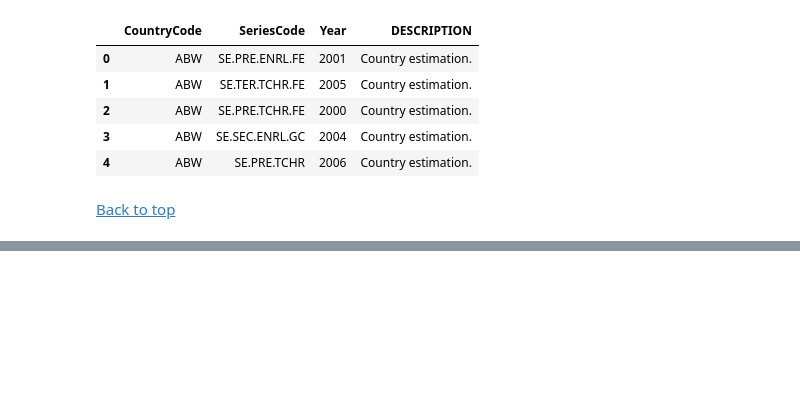
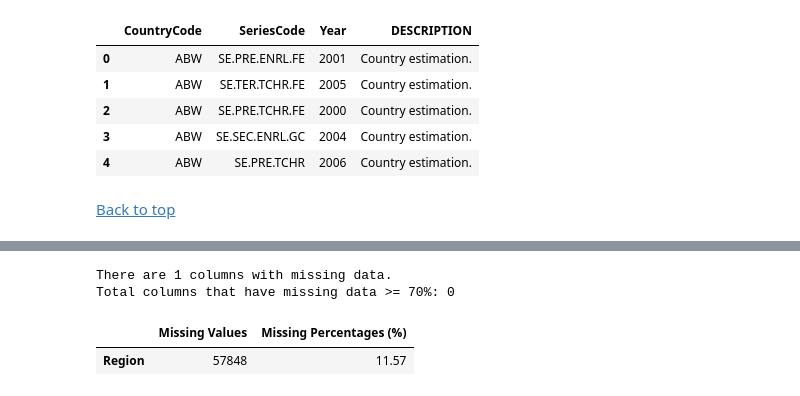
Before and after one commit to MasterCodeDevelop/academy, a Jupyter notebook: notebook.ipynb, the cells around one changed output, grey strips where cells are left out. Drawn from its saved outputs; the diff is of its cells as text; code cells hidden in the pictures; blank space fills up the shorter version.

```diff
--- a/notebook.ipynb
+++ b/notebook.ipynb
@@ -1235,0 +1280,8 @@ display(foot_note.head())
+# %%
+# After merging, report missing data of  regions column in the data
+report_missing_data(pd.DataFrame(data['Region']))
+# %% [output]
+There are 1 columns with missing data.
+Total columns that have missing data >= 70%: 0
+|  | Missing Values | Missing Percentages (%) |
+| Region | 57848 | 11.57 |
```
Also changed, not shown: parts of 8 cells of this notebook.
